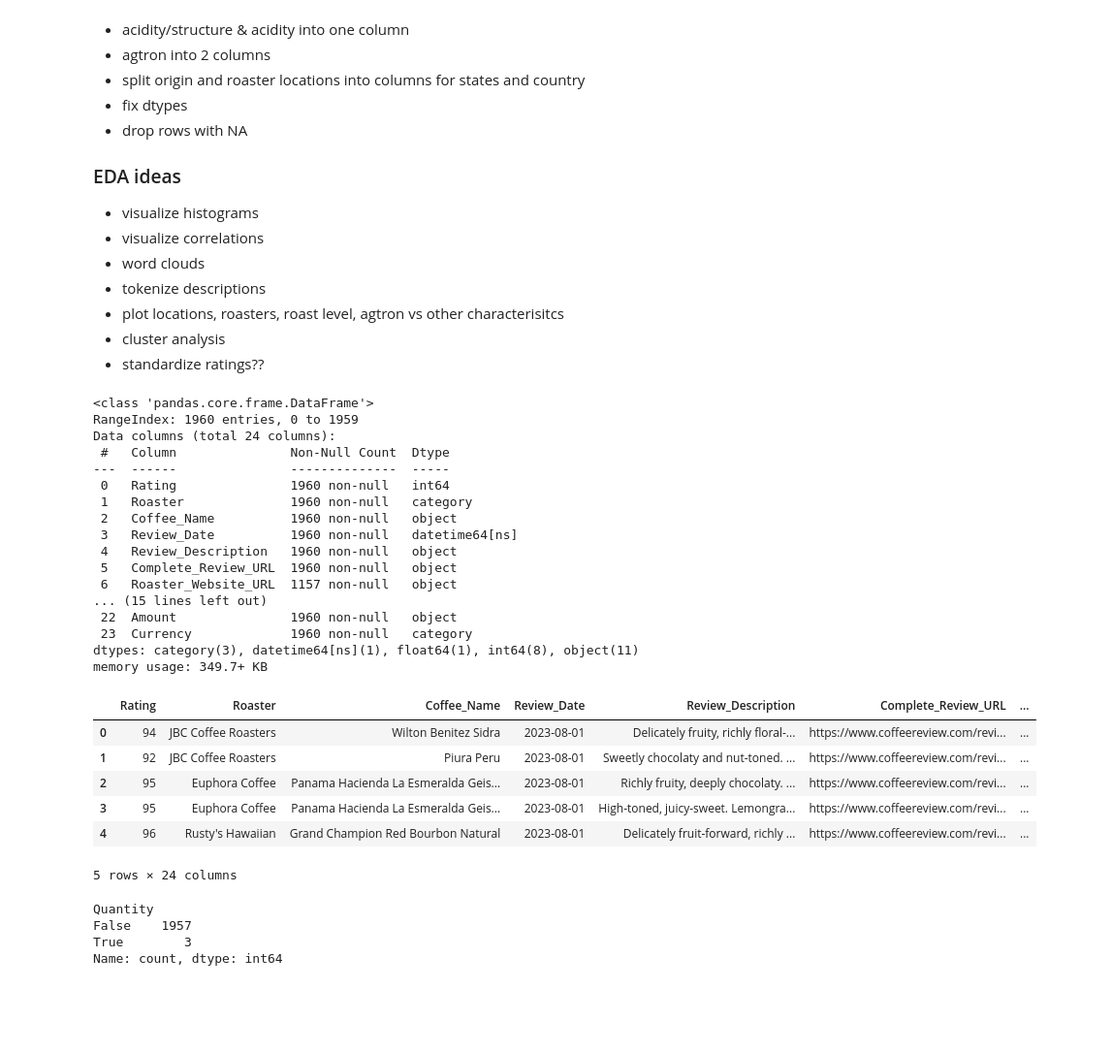
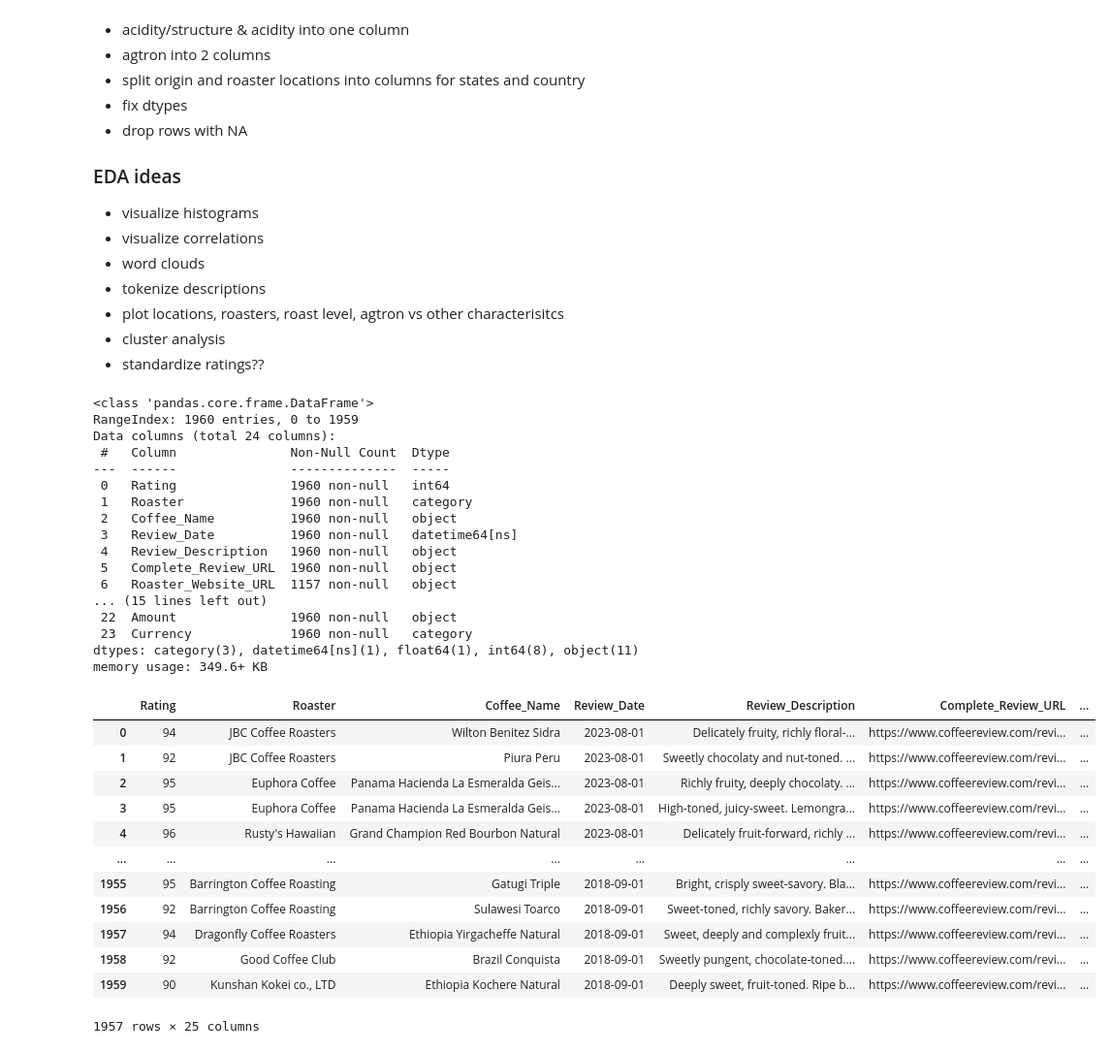
Before and after one commit to tynardone/coffee-reviews-analysis, a Jupyter notebook: coffee-review-eda.ipynb, the cells around one changed output. Shown at 97% size. Drawn from its saved outputs; the diff is of its cells as text; code cells hidden in the pictures; blank space fills up the shorter version.

Commit message:
Data preprocess pipeline currency and amount working, next is exchange rates to USD

```diff
--- a/coffee-review-eda.ipynb
+++ b/coffee-review-eda.ipynb
@@ -23,16 +23,27 @@ import re
 - cluster analysis
 - standardize ratings??
 # %%
-# Read in raw coffee review data
 df = pd.read_csv('data/raw-roast-reviews.csv')
 df.head()
 
 def split_price_currency(df):
     price = df['Price']
     df['Price'] = price.apply(lambda x: re.search(r'\$?(\d+\.\d+|\d+)', str(x)).group(1) if re.search(r'\$?(\d+\.\d+|\d+)', str(x)) else None)
-    df['Currency'] = price.apply(lambda x: re.sub(r'(\d+\.\d+|\d+)', '', str(x)) if re.search(r'\$?(\d+\.\d+|\d+)', str(x)) else str(x))
+    df['Currency'] = price.apply(lambda x: re.sub(r'(\d+\.\d+|\d+)', '', str(x)) if re.search(r'\$?(\d+\.\d+|\d+)', str(x)) else str(x)).str.strip()
     return df
 
+def currency_clean(df):
+
+    curr_map = {'#': 'GBP', '£':'GBP', '¥': 'CNY', '':'USD'}
+
+    df.loc[(df['Currency'] == '$') | (df['Currency'].str.lower().str.contains('us', na=False)), 'Currency'] = 'USD'
+    df.loc[df['Currency'].str.lower().str.contains('nt', na=False), 'Currency'] = 'NT'
+    df['Currency'] = df['Currency'].str.replace('$', '')
+    df['Currency'] = df['Currency'].replace(curr_map)
+
+    return df
+
+amount_pat = r'([\d.]+)\s*([a-zA-Z]+)'
 def tweak_coffee(df):
     return (df
             # Remove spaces from column names
@@ -55,16 +66,17 @@ def tweak_coffee(df):
             .applymap(lambda x: np.nan if x == 'NA' else x)
             # Split price value and currency
             .pipe(split_price_currency)
+            .pipe(currency_clean)
             # Drop old columns and rows with missing values
-            .drop(['Acidity/Structure', 'Agtron'], axis=1)
+            .drop(['Acidity/Structure', 'Agtron',], axis=1)
             .dropna(subset=['Acidity', 'Roast_Level', 'Aroma', 'Price', 'Bottom_Line',
                             'Agtron_External', 'Agtron_Ground',])
             # Transform data types
             .astype({'Roaster': 'category', 'Rating': 'int64', 'Roast_Level':'category',
                      'Agtron_External':'int64', 'Agtron_Ground':'int64',
                      'Aftertaste': 'int64', 'Aroma': 'int64', 'Body': 'int64',
-                     'Flavor': 'int64', 'Acidity': 'int64', 'Currency': 'category',
-                     'Price': 'float'}
+                     'Flavor': 'int64', 'Acidity': 'int64',
+                     'Price': 'float', 'Currency':'category'}
                    )
             .reset_index(drop=True)
            )
@@ -88,17 +100,7 @@ Data columns (total 24 columns):
  22  Amount               1960 non-null   object
  23  Currency             1960 non-null   category
 dtypes: category(3), datetime64[ns](1), float64(1), int64(8), object(11)
-memory usage: 349.7+ KB
+memory usage: 349.6+ KB
-# %%
-coffee.head()
-# %% [output]
-|  | Rating | Roaster | Coffee_Name | Review_Date | Review_Description | Complete_Review_URL | ... |
-| 0 | 94 | JBC Coffee Roasters | Wilton Benitez Sidra | 2023-08-01 | Delicately fruity, richly floral-... | https://www.coffeereview.com/revi... | ... |
-| 1 | 92 | JBC Coffee Roasters | Piura Peru | 2023-08-01 | Sweetly chocolaty and nut-toned. ... | https://www.coffeereview.com/revi... | ... |
-| 2 | 95 | Euphora Coffee | Panama Hacienda La Esmeralda Geis... | 2023-08-01 | Richly fruity, deeply chocolaty. ... | https://www.coffeereview.com/revi... | ... |
-| 3 | 95 | Euphora Coffee | Panama Hacienda La Esmeralda Geis... | 2023-08-01 | High-toned, juicy-sweet. Lemongra... | https://www.coffeereview.com/revi... | ... |
-| 4 | 96 | Rusty's Hawaiian | Grand Champion Red Bourbon Natural | 2023-08-01 | Delicately fruit-forward, richly ... | https://www.coffeereview.com/revi... | ... |
-5 rows × 24 columns
 # %%
 def convert_to_grams(df):
     # Define conversion factors
@@ -116,24 +118,29 @@ amount_pat = r'([\d.]+)\s*([a-zA-Z]+)'
 curr_pat = r'(\d+\.\d+)'
 
 
-
-(coffee
-     .assign(Quantity = coffee['Amount'].str.extract(amount_pat)[0],
+coffee = (
+    coffee
+    .assign(Quantity = coffee['Amount'].str.extract(amount_pat)[0],
              Unit = coffee['Amount'].str.extract(amount_pat)[1],
             )
-     .drop('Amount', axis=1)
-     .astype({'Quantity': 'float'})
-     .pipe(convert_to_grams)
-     .dropna(subset=[')
-     .Quantity.isna().value_counts()
-
-)
-
-#curr_map = {'NT $': 'NT$', 'Nt $': 'NT$',}
+    .drop('Amount', axis=1)
+    .astype({'Quantity': 'float'})
+    .pipe(convert_to_grams)
+    .dropna(subset=['Quantity'])
+        )
-# %% [output]
-Quantity
-False    1957
-True        3
-Name: count, dtype: int64
 # %%
-coffee.dropna()
+coffee
+# %% [output]
+|  | Rating | Roaster | Coffee_Name | Review_Date | Review_Description | Complete_Review_URL | ... |
+| 0 | 94 | JBC Coffee Roasters | Wilton Benitez Sidra | 2023-08-01 | Delicately fruity, richly floral-... | https://www.coffeereview.com/revi... | ... |
+| 1 | 92 | JBC Coffee Roasters | Piura Peru | 2023-08-01 | Sweetly chocolaty and nut-toned. ... | https://www.coffeereview.com/revi... | ... |
+| 2 | 95 | Euphora Coffee | Panama Hacienda La Esmeralda Geis... | 2023-08-01 | Richly fruity, deeply chocolaty. ... | https://www.coffeereview.com/revi... | ... |
+| 3 | 95 | Euphora Coffee | Panama Hacienda La Esmeralda Geis... | 2023-08-01 | High-toned, juicy-sweet. Lemongra... | https://www.coffeereview.com/revi... | ... |
+| 4 | 96 | Rusty's Hawaiian | Grand Champion Red Bourbon Natural | 2023-08-01 | Delicately fruit-forward, richly ... | https://www.coffeereview.com/revi... | ... |
+| ... | ... | ... | ... | ... | ... | ... | ... |
+| 1955 | 95 | Barrington Coffee Roasting | Gatugi Triple | 2018-09-01 | Bright, crisply sweet-savory. Bla... | https://www.coffeereview.com/revi... | ... |
+| 1956 | 92 | Barrington Coffee Roasting | Sulawesi Toarco | 2018-09-01 | Sweet-toned, richly savory. Baker... | https://www.coffeereview.com/revi... | ... |
+| 1957 | 94 | Dragonfly Coffee Roasters | Ethiopia Yirgacheffe Natural | 2018-09-01 | Sweet, deeply and complexly fruit... | https://www.coffeereview.com/revi... | ... |
+| 1958 | 92 | Good Coffee Club | Brazil Conquista | 2018-09-01 | Sweetly pungent, chocolate-toned.... | https://www.coffeereview.com/revi... | ... |
+| 1959 | 90 | Kunshan Kokei co., LTD | Ethiopia Kochere Natural | 2018-09-01 | Deeply sweet, fruit-toned. Ripe b... | https://www.coffeereview.com/revi... | ... |
+1957 rows × 25 columns
```
Also changed, not shown: parts of 2 cells of this notebook, 1 other file.
